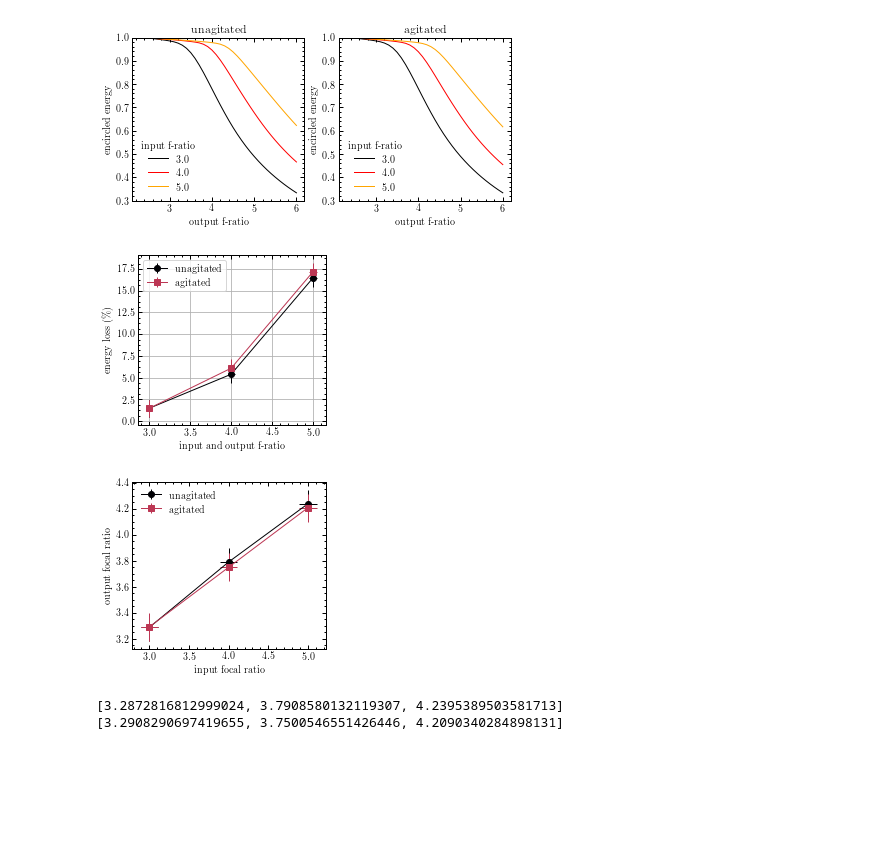
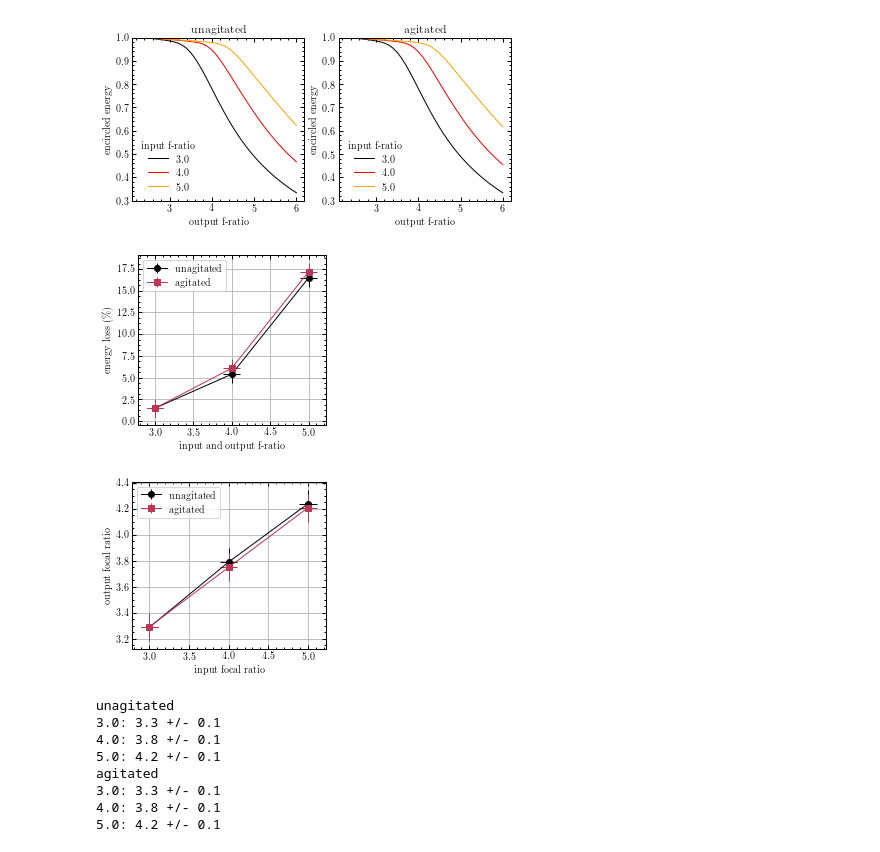
Before and after one commit to rpetersburg/modal_noise_paper, a Jupyter notebook: images/modal_noise_frd.ipynb, the cells around one changed output. Drawn from its saved outputs; the diff is of its cells as text; code cells hidden in the pictures; blank space fills up the shorter version.

```diff
--- a/images/modal_noise_frd.ipynb
+++ b/images/modal_noise_frd.ipynb
@@ -42,7 +42,7 @@ print('Complete')
 # %% [output]
 Complete
 # %%
-NEW_OBJECTS = True
+NEW_OBJECTS = False
 THRESHOLD = 2000
 FOLDER = '../data/frd/'
 
@@ -93,7 +93,7 @@ print('Complete')
 # %% [output]
 Complete
 # %%
-NEW_DATA = True
+NEW_DATA = False
 TITLE = 'Modal Noise'
 TESTS = [Container('unagitated', FOLDER+'unagitated/', [3.0, 4.0, 5.0], [3.0, 4.0, 5.0]),
          Container('agitated', FOLDER+'agitated/', [3.0, 4.0, 5.0], [3.0, 4.0, 5.0])]
@@ -147,11 +147,16 @@ for output, label, marker, color in zip(frd_outputs, labels, markers, colors):
     magn_list = output[2]
     magn_error = output[3]
 
+    xerr = [np.sqrt(0.1**2 + (magn_error*f)**2) for f in frd_info.input_fnum]
+    yerr = 1
+
     ax.errorbar(frd_info.input_fnum,
                 frd_info.energy_loss,
-                xerr=magn_error*np.array(frd_info.input_fnum),
-                yerr=1, label=label,
-                marker=marker, color=color)
+                xerr=xerr,
+                yerr=yerr,
+                label=label,
+                marker=marker,
+                color=color)
 
 ax.set_xlabel('input and output f-ratio')
 ax.set_ylabel('energy loss (\%)')
@@ -161,36 +166,48 @@ ax.legend(frameon=True, loc=2)
 fig.tight_layout()
 fig.savefig('frd_energy_loss.pdf')
 # %% [output]
-[figure, old version]
+[figure, new version]
 # %%
 fig, ax = plt.subplots(figsize=[3.39, 3.0])
 
 colors = [cmap(0), cmap(0.5)]
 markers = ['o', 's']
 
 for output, label, marker, color in zip(frd_outputs, labels, markers, colors):
     frd_info = output[0]
     magn_error = output[3]
     xerr = [np.sqrt(0.1**2 + (magn_error*f)**2) for f in frd_info.input_fnum]
     yerr = [np.sqrt(0.1**2 + (magn_error*f)**2) for f in frd_info.output_fnum]
 
     ax.errorbar(frd_info.input_fnum,
                 frd_info.output_fnum,
                 xerr=xerr,
                 yerr=yerr,
                 label=label, marker=marker, color=color)
 
 ax.set_xlabel('input focal ratio')
 ax.set_ylabel('output focal ratio')
-ax.legend()
+ax.legend(frameon=True)
+ax.grid()
 
 fig.tight_layout()
 fig.savefig('frd_input_output.pdf')
 # %% [output]
-[figure, old version]
+[figure, new version]
-# %%
-for output in frd_outputs:
-    print(output[0].output_fnum)
-# %% [output]
-[3.2872816812999024, 3.7908580132119307, 4.2395389503581713]
-[3.2908290697419655, 3.7500546551426446, 4.2090340284898131]
+# %%
+for output, label in zip(frd_outputs, labels):
+    print(label)
+    inp = output[0].input_fnum
+    out = output[0].output_fnum
+    err = np.sqrt(output[3]**2 + 0.1**2)
+    for i in range(3):
+        print(r'{}: {} +/- {}'.format(round(inp[i], 1), round(out[i], 1), round(err, 1)))
+# %% [output]
+unagitated
+3.0: 3.3 +/- 0.1
+4.0: 3.8 +/- 0.1
+5.0: 4.2 +/- 0.1
+agitated
+3.0: 3.3 +/- 0.1
+4.0: 3.8 +/- 0.1
+5.0: 4.2 +/- 0.1
```
Also changed, not shown: 5 other files.
